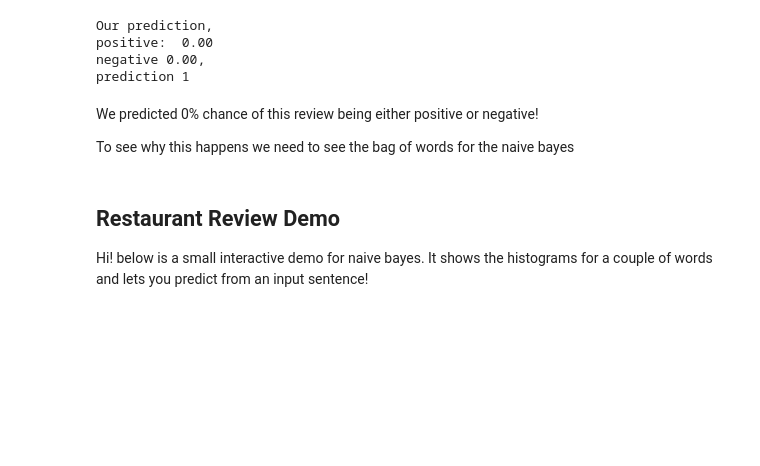
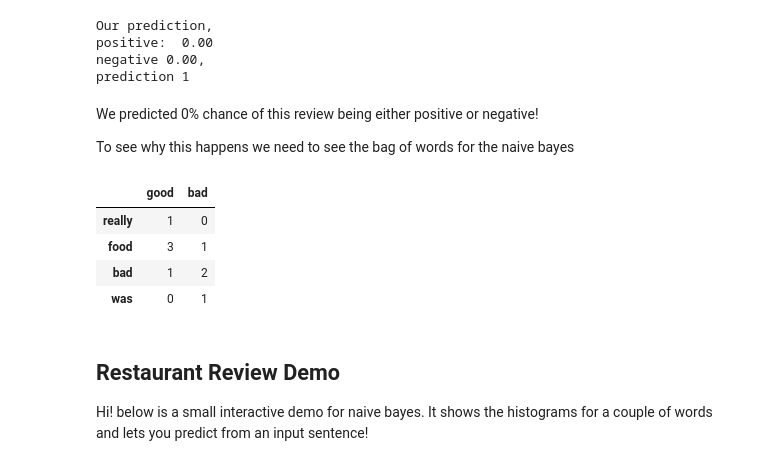
Before and after one commit to Dmarcano/NaiveBayesNotebook, a Jupyter notebook: index.ipynb, the cells around one changed output. Cells and saved outputs as stored; diff of their text form; code cells hidden in the pictures; blank space fills up the shorter version.

```diff
--- a/index.ipynb
+++ b/index.ipynb
@@ -264,6 +264,14 @@ prediction 1
 We predicted 0% chance of this review being either positive or negative!
 
 To see why this happens we need to see the bag of words for the naive bayes
+# %%
+naive_bayes_classifier.filtered_table("food", 'was', 'really', 'bad')
+# %% [output]
+|  | good | bad |
+| really | 1 | 0 |
+| food | 3 | 1 |
+| bad | 1 | 2 |
+| was | 0 | 1 |
 # %% [markdown]
 ## Restaurant Review Demo
 
```
Also changed, not shown: parts of 2 cells of this notebook, 1 other file.
